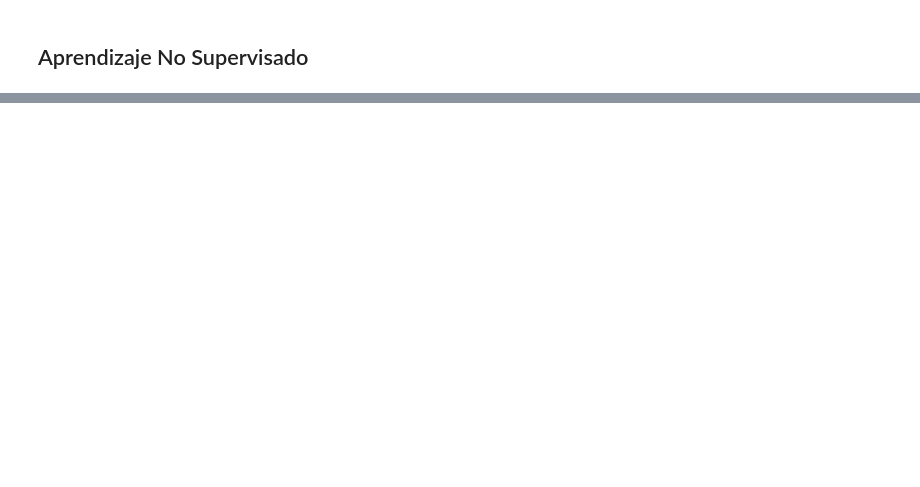
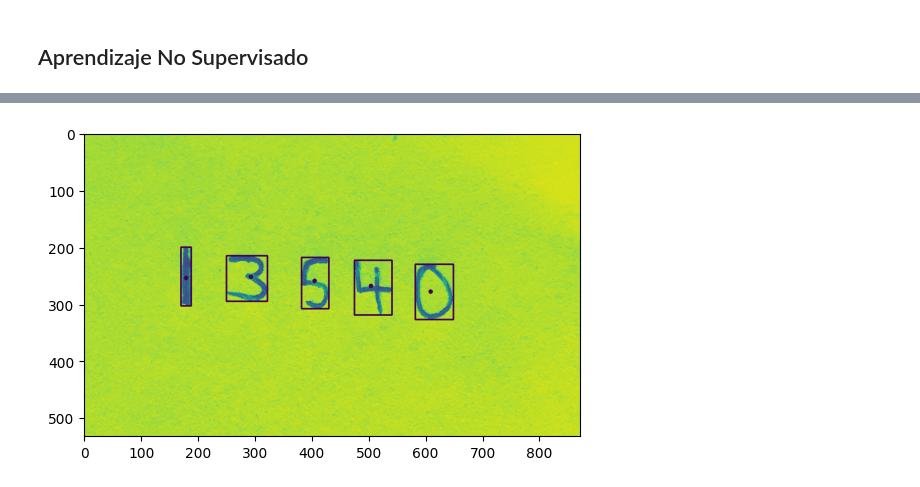
Before and after one commit to rubenhIII/VisionArtificial, a Jupyter notebook: Modulo_07/no_supervisado.ipynb, the cells around one changed output, grey strips where cells are left out. Saved outputs shown, nothing was run; the diff lists cells and outputs as text; code cells hidden in the pictures; blank space fills up the shorter version.

```diff
--- a/Modulo_07/no_supervisado.ipynb
+++ b/Modulo_07/no_supervisado.ipynb
@@ -46,2 +59,27 @@ plt.show()
 # Modificar el número de clústers a buscar en la imagen y observar el comportamiento.
 # Investigar metodologías del cómo elegir el número de clústers.
+# %%
+imagen = cv2.cvtColor(img, cv2.COLOR_BGR2GRAY)
+im = cv2.cvtColor(img, cv2.COLOR_BGR2GRAY)
+numeros = []
+counter = 0
+
+_, imagen_bin = cv2.threshold(imagen, 0, 255, cv2.THRESH_BINARY_INV | cv2.THRESH_OTSU)
+num_labels, labels, stats, centroids = cv2.connectedComponentsWithStats(imagen_bin, 8, ltype=cv2.CV_32S)
+for i in range(1, num_labels):
+    x = stats[i, cv2.CC_STAT_LEFT]
+    y = stats[i, cv2.CC_STAT_TOP]
+    w = stats[i, cv2.CC_STAT_WIDTH]
+    h = stats[i, cv2.CC_STAT_HEIGHT]
+    area = stats[i, cv2.CC_STAT_AREA]
+    (cX, cY) = centroids[i]
+    if area > 100:
+        counter = counter + 1
+        numeros.append(im[y-10:y+h+10, x-10:x+w+10])
+        cv2.rectangle(imagen, (x, y), (x + w, y + h), (0, 255, 0), 2)
+        cv2.circle(imagen, (int(cX), int(cY)), 4, (0, 0, 255), -1)
+
+plt.imshow(imagen)
+plt.show()
+# %% [output]
+[figure, added]
```
Also changed, not shown: parts of 11 cells of this notebook, 7 other files.
